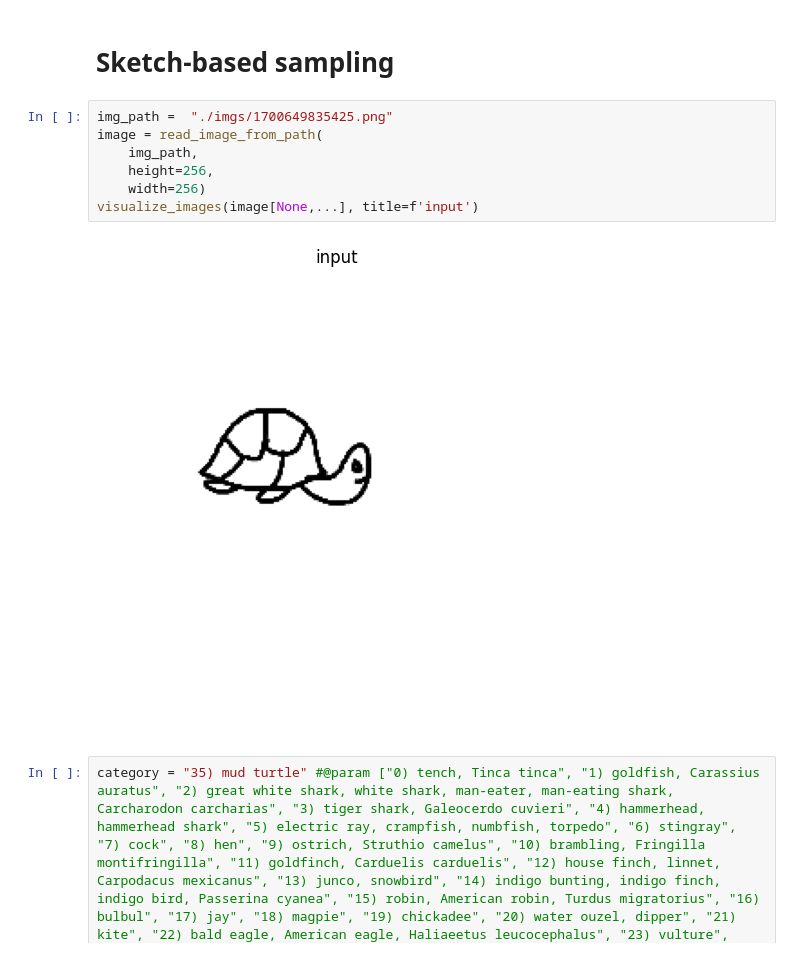
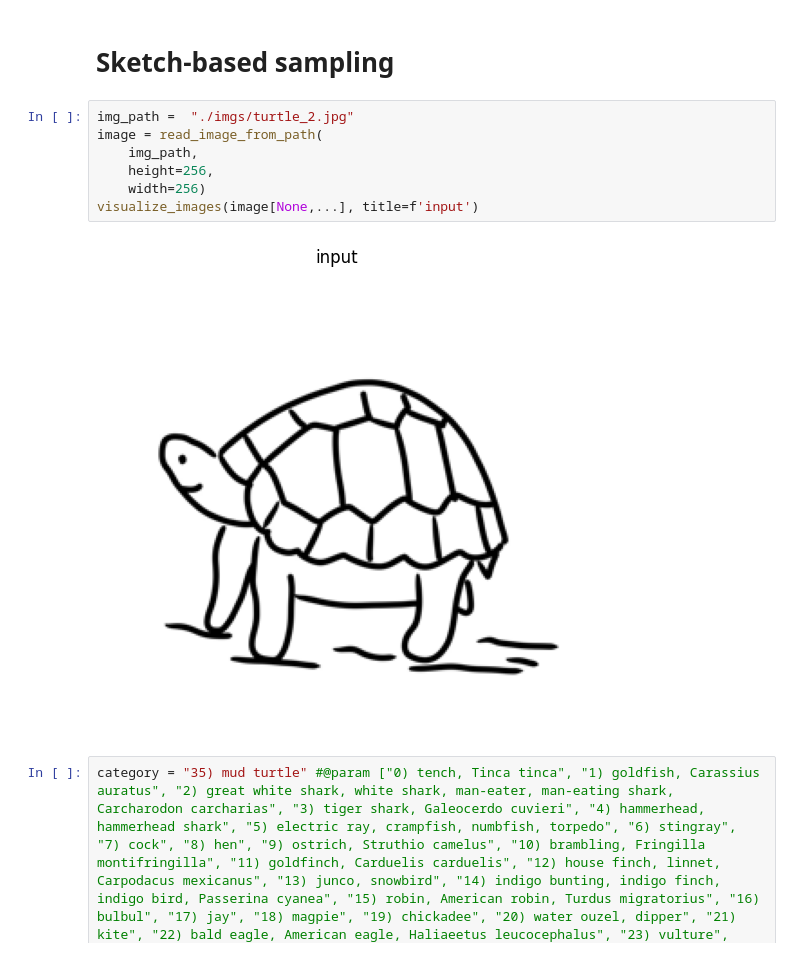
Before and after one commit to cl-liamchiu/2023-CVPDL-Final, a Jupyter notebook: MaskSketch_demo.ipynb, the cells around one changed output. Drawn from its saved outputs; the diff is of its cells as text.

```diff
--- a/MaskSketch_demo.ipynb
+++ b/MaskSketch_demo.ipynb
@@ -81,12 +81,12 @@ p_generate_256_samples = generator_256.p_generate_samples()
 # %% [markdown]
 # Sketch-based sampling
 # %%
-img_path =  "./imgs/1700649835425.png"
+img_path =  "./imgs/turtle_2.jpg"
 image = read_image_from_path(
     img_path,
     height=256,
     width=256)
 visualize_images(image[None,...], title=f'input')
 # %% [output]
-[figure, old version]
+[figure, new version]
 # %%
```
Also changed, not shown: parts of 2 cells of this notebook, 3 other files.
